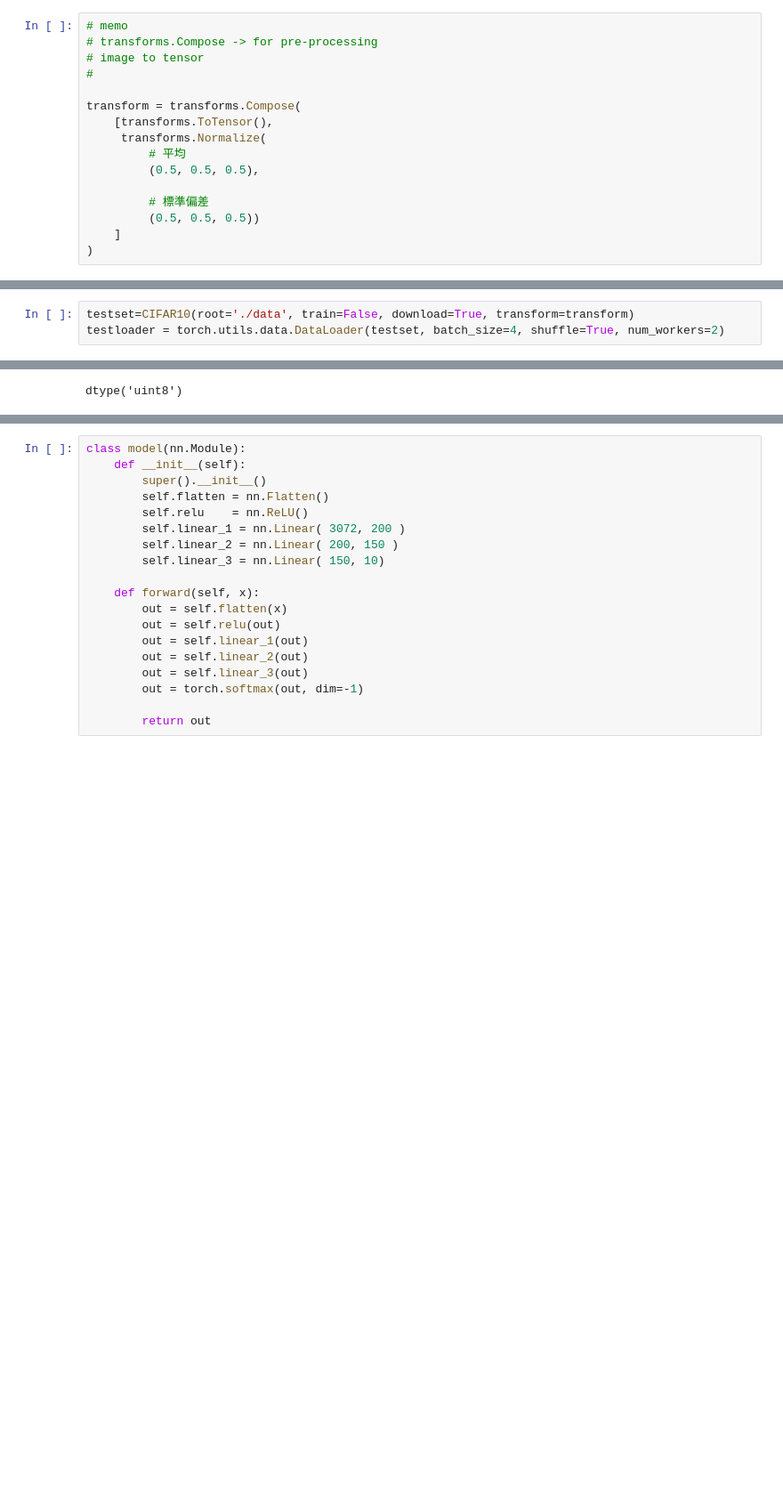
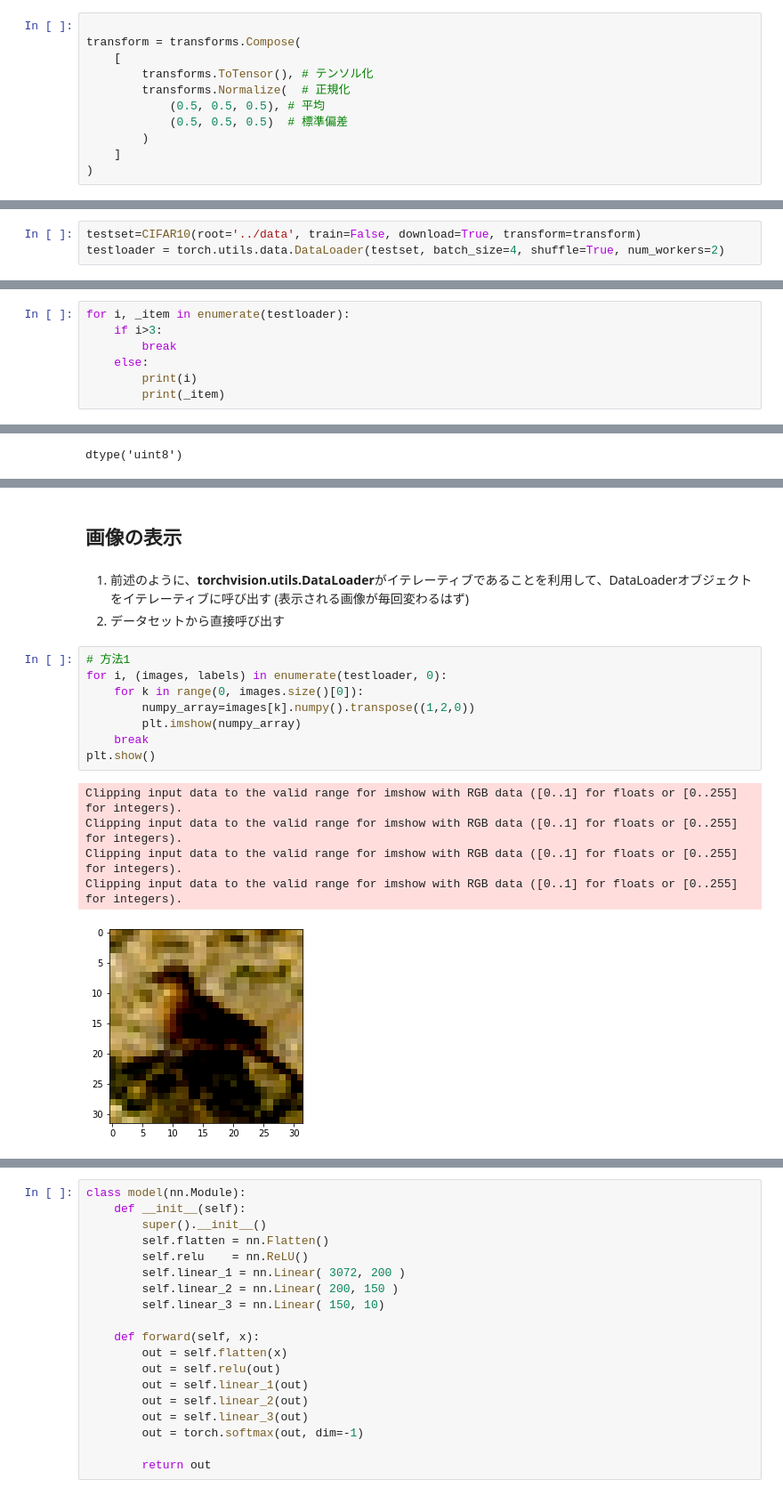
Before and after one commit to y14a-chikuwa/Generative_Deep_Learning, a Jupyter notebook: notebook/徳山_生成ディープラーニング2章.ipynb, the cells around one changed output, grey strips where cells are left out. Shown at 89% size. Cells and saved outputs as stored; diff of their text form; blank space fills up the shorter version.

Commit message:
feat: consolidated data loading and showing methods on Ch.2 notebook

```diff
--- a/notebook/徳山_生成ディープラーニング2章.ipynb
+++ b/notebook/徳山_生成ディープラーニング2章.ipynb
@@ -14,16 +23,11 @@ import numpy as np
 # %%
-# memo
-# transforms.Compose -> for pre-processing
-# image to tensor
-#
 
 transform = transforms.Compose(
-    [transforms.ToTensor(),
-     transforms.Normalize(
-         # 平均
-         (0.5, 0.5, 0.5),
-
-         # 標準偏差
-         (0.5, 0.5, 0.5))
+    [
+        transforms.ToTensor(), # テンソル化
+        transforms.Normalize(  # 正規化
+            (0.5, 0.5, 0.5), # 平均
+            (0.5, 0.5, 0.5)  # 標準偏差
+        )
     ]
 )
@@ -36,5 +45,5 @@ Extracting ./data\cifar-10-python.tar.gz to ./data
 # %%
-testset=CIFAR10(root='./data', train=False, download=True, transform=transform)
+testset=CIFAR10(root='../data', train=False, download=True, transform=transform)
 testloader = torch.utils.data.DataLoader(testset, batch_size=4, shuffle=True, num_workers=2)
 # %% [output]
 Files already downloaded and verified
@@ -42,0 +50,7 @@ Files already downloaded and verified
+# %%
+for i, _item in enumerate(testloader):
+    if i>3:
+        break
+    else:
+        print(i)
+        print(_item)
@@ -76,0 +111,20 @@ trainset[0]
+# %% [markdown]
+## 画像の表示
+# %% [markdown]
+1. 前述のように、**torchvision.utils.DataLoader**がイテレーティブであることを利用して、DataLoaderオブジェクトをイテレーティブに呼び出す
+    (表示される画像が毎回変わるはず)
+2. データセットから直接呼び出す
+# %%
+# 方法1
+for i, (images, labels) in enumerate(testloader, 0):
+    for k in range(0, images.size()[0]):
+        numpy_array=images[k].numpy().transpose((1,2,0))
+        plt.imshow(numpy_array)
+    break
+plt.show()
+# %% [output]
+Clipping input data to the valid range for imshow with RGB data ([0..1] for floats or [0..255] for integers).
+Clipping input data to the valid range for imshow with RGB data ([0..1] for floats or [0..255] for integers).
+Clipping input data to the valid range for imshow with RGB data ([0..1] for floats or [0..255] for integers).
+Clipping input data to the valid range for imshow with RGB data ([0..1] for floats or [0..255] for integers).
+[figure, added]
```
Also changed, not shown: parts of 16 cells of this notebook.
